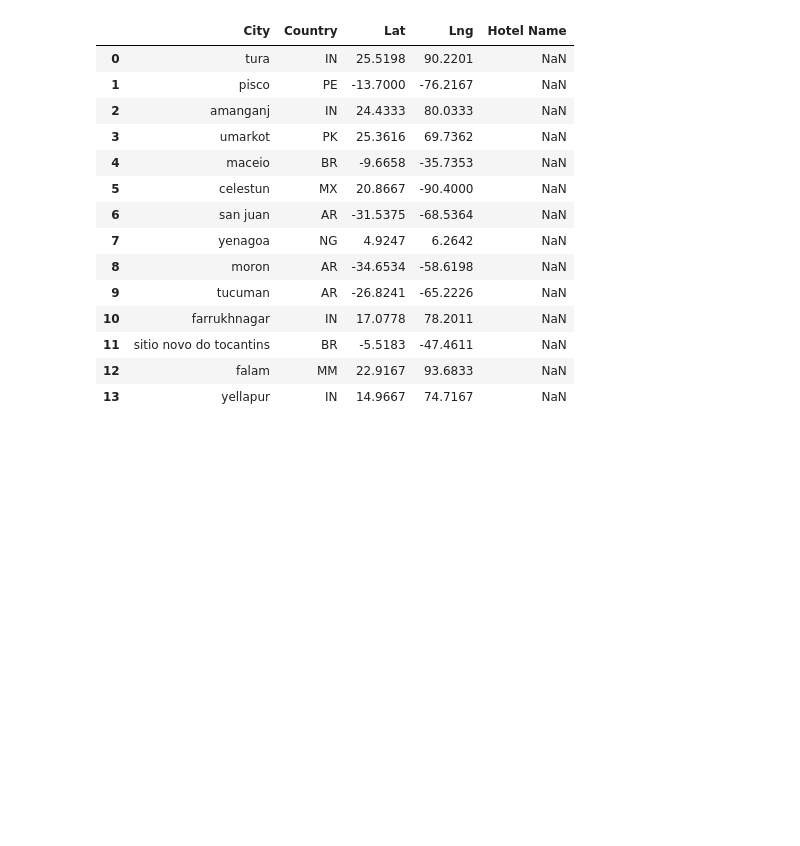
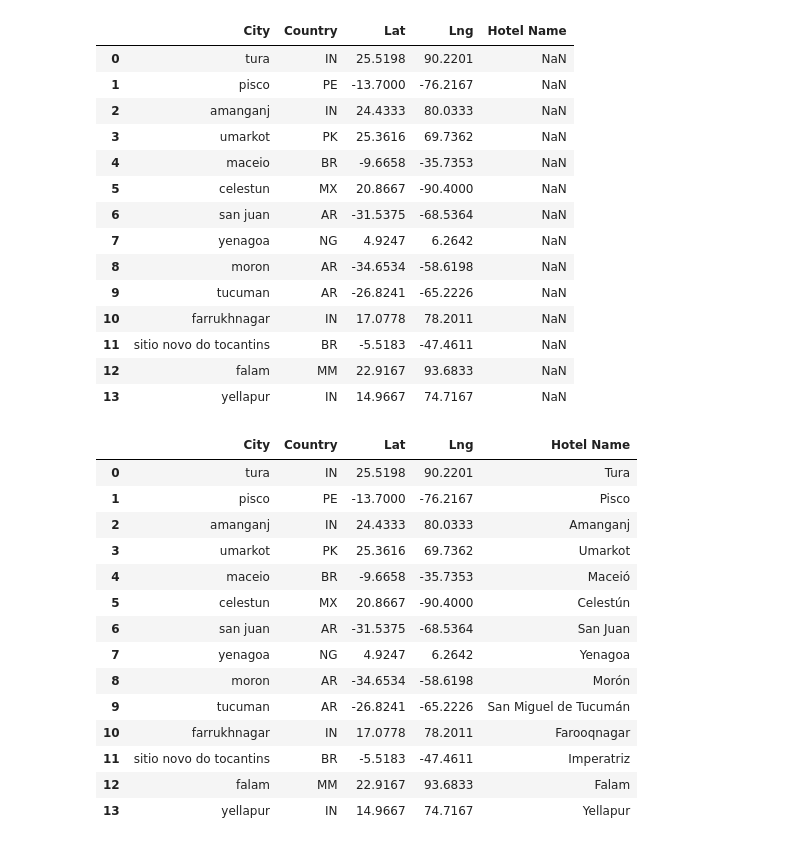
Before and after one commit to SandyGoodell/python-api-challenge, a Jupyter notebook: VacationPy/VacationPy.ipynb, the cells around one changed output. Drawn from its saved outputs; the diff is of its cells as text; code cells hidden in the pictures; blank space fills up the shorter version.

Commit message:
hotel labels added

```diff
--- a/VacationPy/VacationPy.ipynb
+++ b/VacationPy/VacationPy.ipynb
@@ -159,3 +153,45 @@ for i in range(len(hotel_df)):
+# %%
+# Set parameters to search for hotels with 5000 meters
+hotels_list=[]
+for i in range(len(hotel_df)):
+    lat = hotel_df.loc[i]['Lat']
+    lng = hotel_df.loc[i]['Lng']
+    #set parameters dictionary
+    params = {"location": f"{lat},{lng}",
+             "radius": 5000,
+             "types": "hotel",
+             "key": g_key}
+    #base url
+    base_url = "https://maps.googleapis.com/maps/api/place/nearbysearch/json"
+    #make request
+    hotel_name = requests.get(base_url, params=params)
+    #convert to jason
+    hotel_name = hotel_name.json()
+
+    try:
+        hotels_list.append(hotel_name['results'][0]['name'])
+    except:
+        hotels_list.append("")
+hotel_df["Hotel Name"] = hotels_list
+# drop any rows that may have na for hotel because there was not a match for hotel 5000 radius
+hotel_df = hotel_df.dropna(how='any')
+hotel_df
+# %% [output]
+|  | City | Country | Lat | Lng | Hotel Name |
+| 0 | tura | IN | 25.5198 | 90.2201 | Tura |
+| 1 | pisco | PE | -13.7000 | -76.2167 | Pisco |
+| 2 | amanganj | IN | 24.4333 | 80.0333 | Amanganj |
+| 3 | umarkot | PK | 25.3616 | 69.7362 | Umarkot |
+| 4 | maceio | BR | -9.6658 | -35.7353 | Maceió |
+| 5 | celestun | MX | 20.8667 | -90.4000 | Celestún |
+| 6 | san juan | AR | -31.5375 | -68.5364 | San Juan |
+| 7 | yenagoa | NG | 4.9247 | 6.2642 | Yenagoa |
+| 8 | moron | AR | -34.6534 | -58.6198 | Morón |
+| 9 | tucuman | AR | -26.8241 | -65.2226 | San Miguel de Tucumán |
+| 10 | farrukhnagar | IN | 17.0778 | 78.2011 | Farooqnagar |
+| 11 | sitio novo do tocantins | BR | -5.5183 | -47.4611 | Imperatriz |
+| 12 | falam | MM | 22.9167 | 93.6833 | Falam |
+| 13 | yellapur | IN | 14.9667 | 74.7167 | Yellapur |
 # %%
 # NOTE: Do not change any of the code in this cell
 
```
Also changed, not shown: parts of 2 cells of this notebook.
